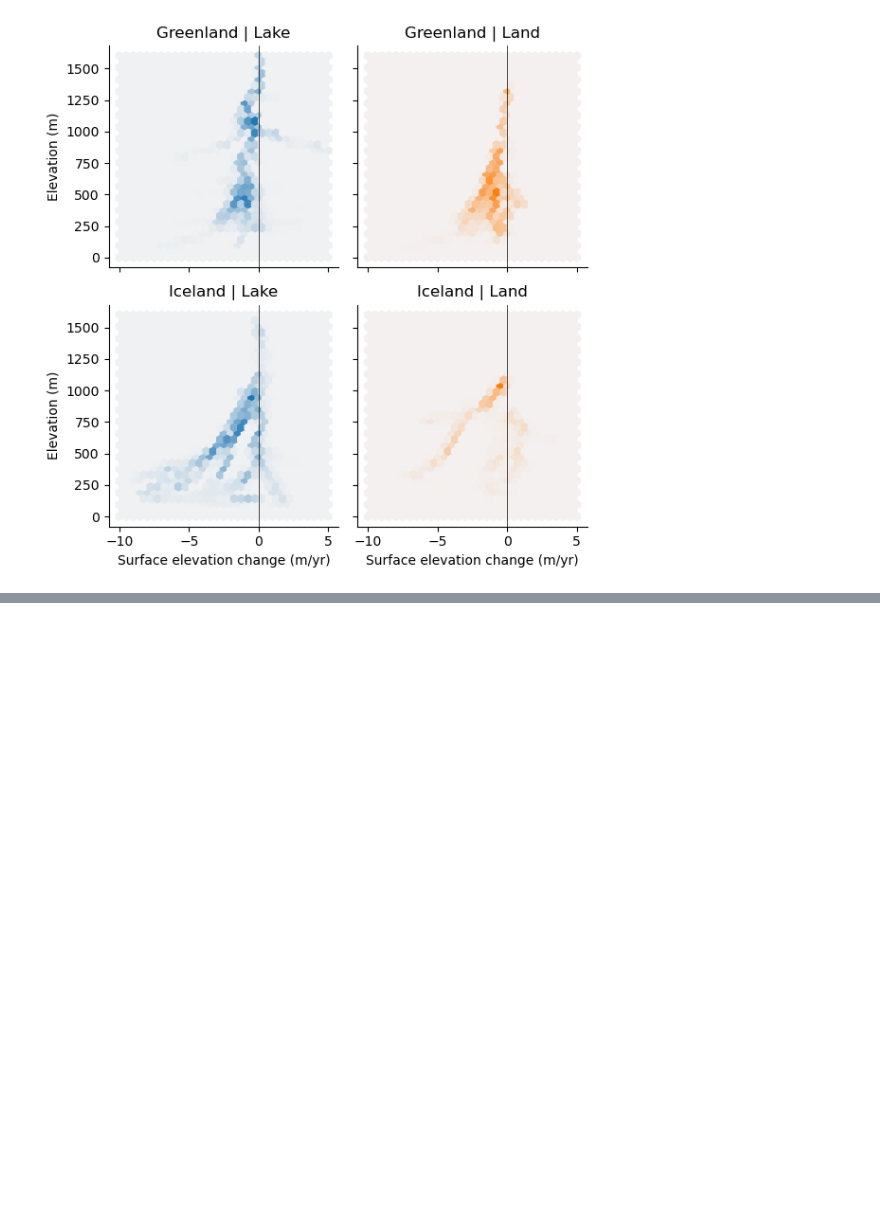
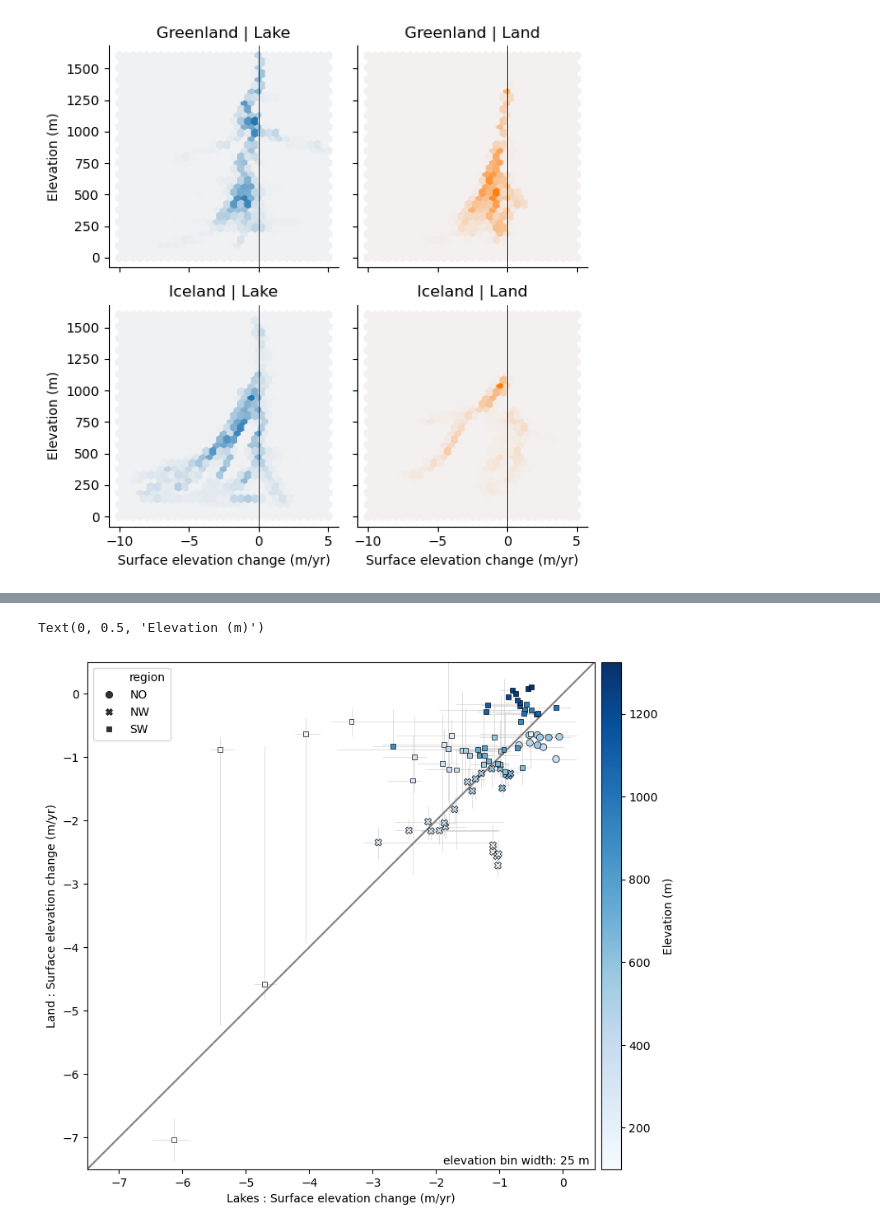
Before and after one commit to tlohde/lake-terminating-glaciers, a Jupyter notebook: src/jan25Update.ipynb, the cells around one changed output, grey strips where cells are left out. Drawn from its saved outputs; the diff is of its cells as text; code cells hidden in the pictures; blank space fills up the shorter version.

```diff
--- a/src/jan25Update.ipynb
+++ b/src/jan25Update.ipynb
@@ -381,0 +456,66 @@ lake_land_df['lake_up_err'] = lake_land_df['lake_upper'] - lake_land_df['lake_me
+# %%
+# scatter of lake vs land SEC for GREENLAND ONLY, coloured by elevation, symbolised by region
+lake_land_df = samples_groupby(samples, ['where', 'region', 'lake_land', 'mid_bin'])
+
+# plotting
+fig, ax = plt.subplots(figsize=[8,8])
+sns.scatterplot(data=lake_land_df.loc[lake_land_df['where']=='greenland'],
+                x='lake_median',
+                y='land_median',
+                style='region',
+              #   markers=['o','s'],
+                hue='mid_bin',
+                palette='Blues',
+                ec='k',
+                ax=ax,
+                legend="full",
+                )
+
+# quick sort of legend
+handles, labels = ax.get_legend_handles_labels()
+ax.legend(handles[-4:], labels[-4:])
+
+ax.errorbar(x='lake_median',
+            y='land_median',
+            yerr=np.c_[lake_land_df['land_low_err'].values,
+                       lake_land_df['land_up_err'].values].T,
+            xerr=np.c_[lake_land_df['lake_low_err'].values,
+                       lake_land_df['lake_up_err'].values].T,
+            data=lake_land_df,
+            fmt='none',
+            ecolor='lightgray',
+            elinewidth=0.5,
+            zorder=0)
+
+# limits and aspect ratio and x=y line
+ax.set(
+  xlim=(-7.5, 0.5),
+  ylim=(-7.5, 0.5),
+  xlabel='Lakes : Surface elevation change (m/yr)',
+  ylabel='Land : Surface elevation change (m/yr)')
+ax.set_aspect('equal')
+
+ax.annotate(f'elevation bin width: {bin_width} m',
+            xy=(0.99, 0.01),
+            ha='right',
+            xycoords='axes fraction')
+
+plot_xeqy(ax)
+
+
+########## elevation colorbar
+norm = plt.Normalize(*lake_land_df['mid_bin'].agg(['min', 'max']))
+cmap = plt.get_cmap('Blues')
+sm = plt.cm.ScalarMappable(cmap=cmap, norm=norm)
+
+pos = ax.get_position()
+cax = fig.add_axes([pos.x1 + 0.01,
+                    pos.y0,
+                    0.03,
+                    pos.height])
+
+cb = plt.colorbar(sm, cax=cax)
+cax.set_ylabel('Elevation (m)')
+# %% [output]
+Text(0, 0.5, 'Elevation (m)')
+[figure, added]
```
Also changed, not shown: parts of 15 cells of this notebook, 6 other files.
